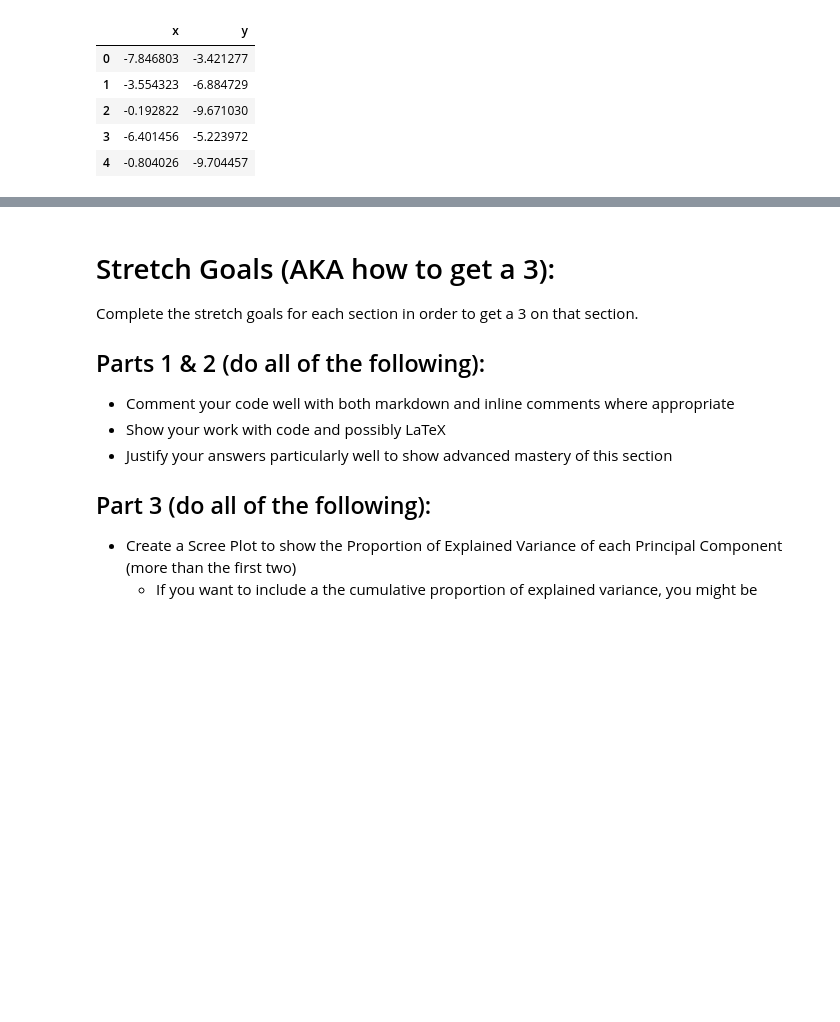
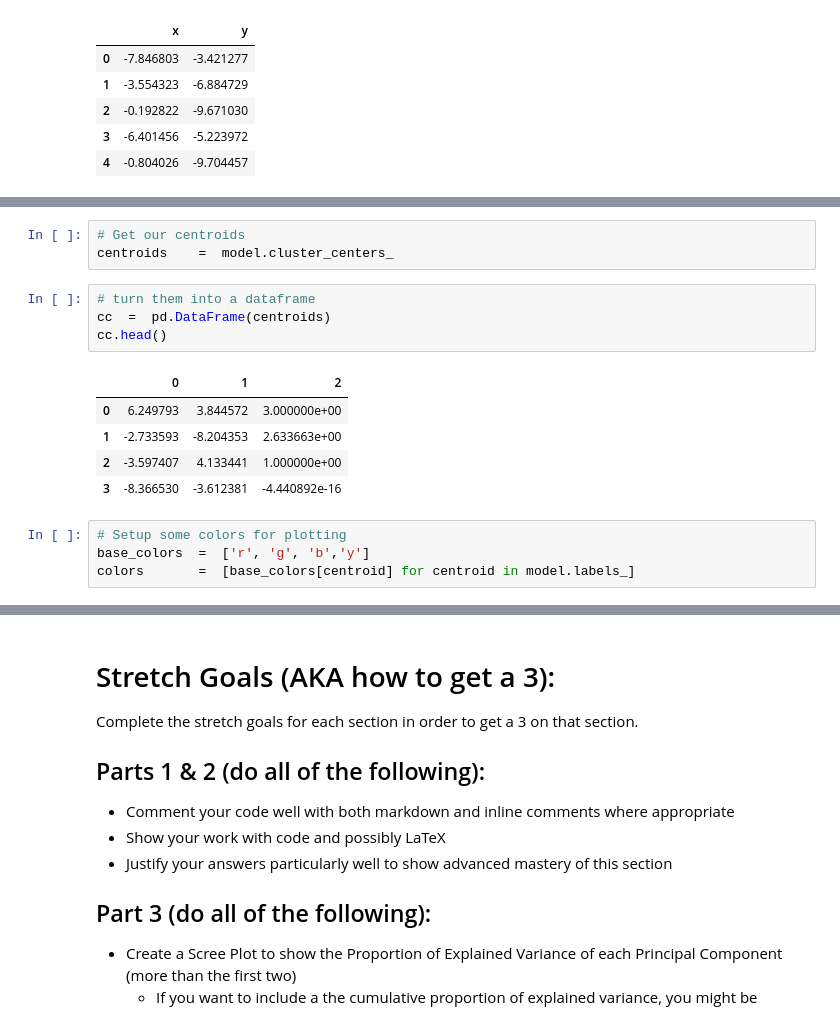
Before and after one commit to bofori-tech/DS-Unit-1-Sprint-3-Linear-Algebra, a Jupyter notebook: DS_Unit_1_Sprint_Challenge_3_Linear_Algebra.ipynb, the cells around one changed output, grey strips where cells are left out. Drawn from its saved outputs; the diff is of its cells as text; blank space fills up the shorter version.

```diff
--- a/DS_Unit_1_Sprint_Challenge_3_Linear_Algebra.ipynb
+++ b/DS_Unit_1_Sprint_Challenge_3_Linear_Algebra.ipynb
@@ -364,0 +356,17 @@ plt.scatter(x=df['x'], y=df['y'], c=df['label']);
+# %%
+# Get our centroids
+centroids    =  model.cluster_centers_
+# %%
+# turn them into a dataframe
+cc  =  pd.DataFrame(centroids)
+cc.head()
+# %% [output]
+|  | 0 | 1 | 2 |
+| 0 | 6.249793 | 3.844572 | 3.000000e+00 |
+| 1 | -2.733593 | -8.204353 | 2.633663e+00 |
+| 2 | -3.597407 | 4.133441 | 1.000000e+00 |
+| 3 | -8.366530 | -3.612381 | -4.440892e-16 |
+# %%
+# Setup some colors for plotting
+base_colors  =  ['r', 'g', 'b','y']
+colors       =  [base_colors[centroid] for centroid in model.labels_]
```
Also changed, not shown: parts of 18 cells of this notebook.
